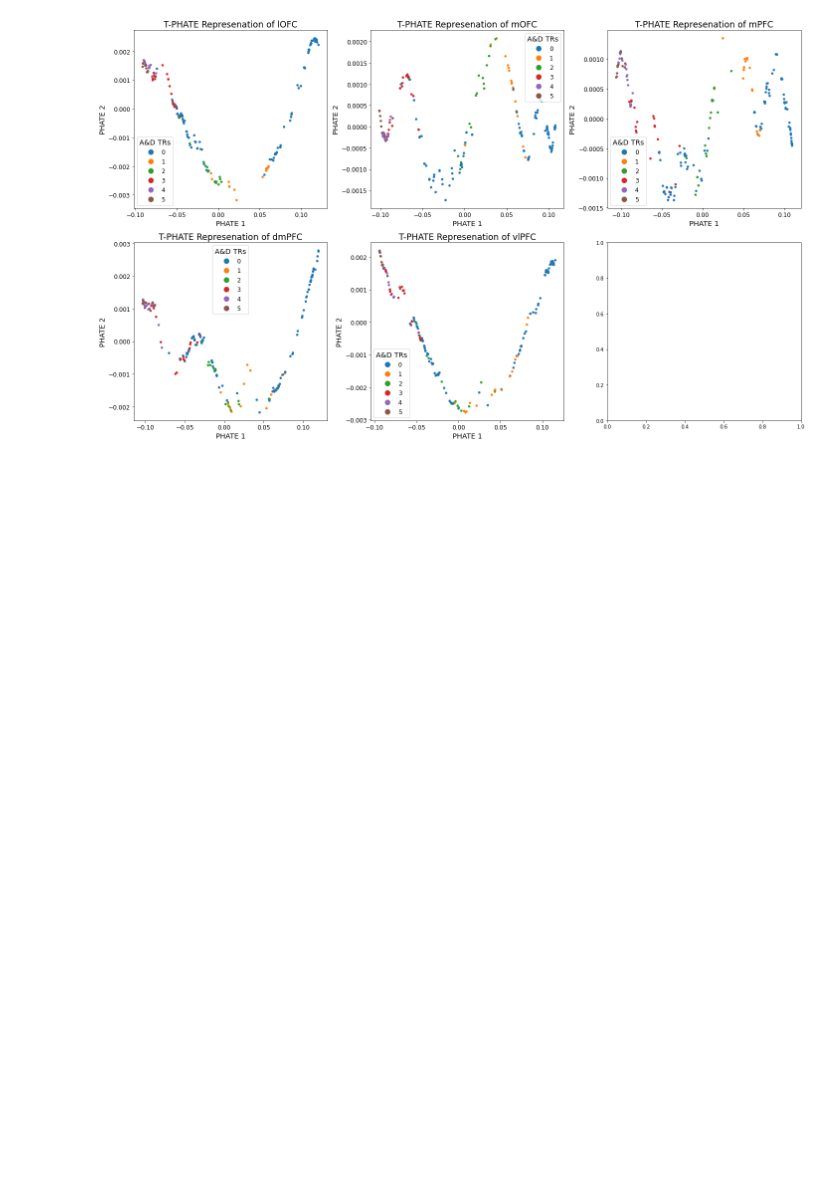
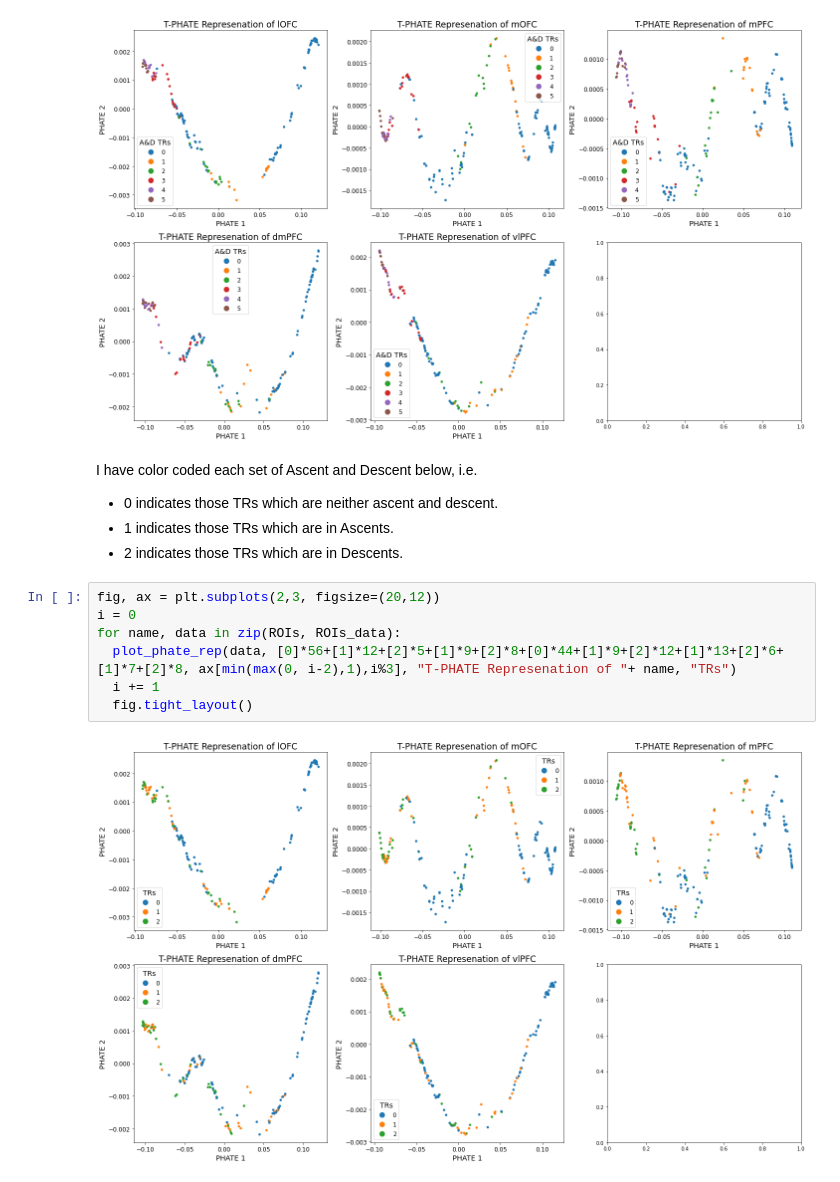
Before and after one commit to RishiDarkDevil/Neural-Uncertainty-Representation, a Jupyter notebook: T_PHATE_YOUNG.ipynb, the cells around one changed output. Cells and saved outputs as stored; diff of their text form; blank space fills up the shorter version.

Commit message:
Make TPHATE on averaged young subject’s data with 3 colors only for no activity, ascent and descent.

```diff
--- a/T_PHATE_YOUNG.ipynb
+++ b/T_PHATE_YOUNG.ipynb
@@ -115,3 +108,17 @@ for name, data in zip(ROIs, ROIs_data):
   fig.tight_layout()
 # %% [output]
 [figure]
+# %% [markdown]
+I have color coded each set of Ascent and Descent below, i.e.
+- 0 indicates those TRs which are neither ascent and descent.
+- 1 indicates those TRs which are in Ascents.
+- 2 indicates those TRs which are in Descents.
+# %%
+fig, ax = plt.subplots(2,3, figsize=(20,12))
+i = 0
+for name, data in zip(ROIs, ROIs_data):
+  plot_phate_rep(data, [0]*56+[1]*12+[2]*5+[1]*9+[2]*8+[0]*44+[1]*9+[2]*12+[1]*13+[2]*6+[1]*7+[2]*8, ax[min(max(0, i-2),1),i%3], "T-PHATE Represenation of "+ name, "TRs")
+  i += 1
+  fig.tight_layout()
+# %% [output]
+[figure, added]
```
Also changed, not shown: parts of 5 cells of this notebook.
